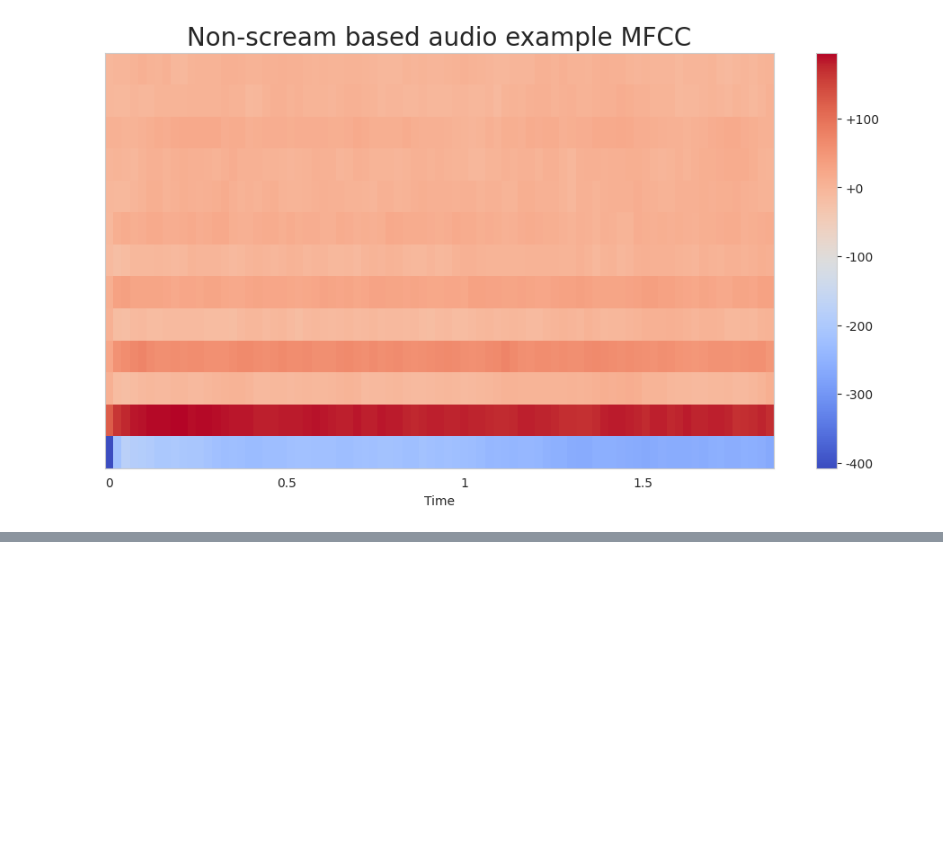
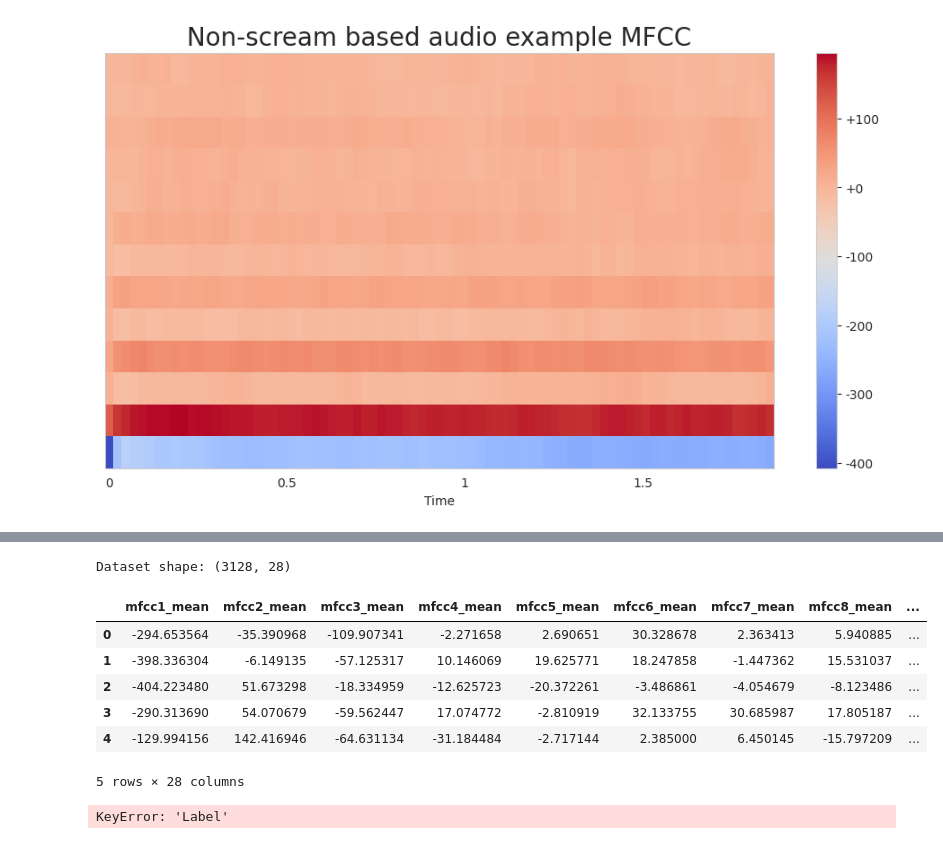
Before and after one commit to JoelSaji04231/Scream-Detection-using-ML-and-DL-models, a Jupyter notebook: crimealert.ipynb, the cells around one changed output, grey strips where cells are left out. Drawn from its saved outputs; the diff is of its cells as text; code cells hidden in the pictures; blank space fills up the shorter version.

```diff
--- a/crimealert.ipynb
+++ b/crimealert.ipynb
@@ -170,0 +176,42 @@ plt.show()
+# %%
+#Creating a CSV sheet containing all MFCC valeus extracted from the rest of the files.
+def extract_features(file_path, label, n_mfcc=13):
+    y, sr = librosa.load(file_path, sr=None)
+    mfcc = librosa.feature.mfcc(y=y, sr=sr, n_mfcc=n_mfcc)
+
+    mfcc_mean = np.mean(mfcc, axis=1)
+    mfcc_std = np.std(mfcc, axis=1)
+
+    # Create feature names
+    feature_names = [f"mfcc{i+1}_mean" for i in range(n_mfcc)] + [f"mfcc{i+1}_std" for i in range(n_mfcc)]
+    features = np.hstack([mfcc_mean, mfcc_std])
+
+    return dict(zip(feature_names, features)) | {
+        "label": label,
+        "file": os.path.basename(file_path)
+    }
+
+# Build dataset
+data = []
+
+for file in scream_audio_files:
+    data.append(extract_features(file, "scream"))
+
+for file in non_scream_audio_files:
+    data.append(extract_features(file, "non_scream"))
+
+# Convert to DataFrame
+df = pd.DataFrame(data)
+
+print("Dataset shape:", df.shape)
+df.head()
+df.tail()
+# %% [output]
+Dataset shape: (3128, 28)
+|  | mfcc1_mean | mfcc2_mean | mfcc3_mean | mfcc4_mean | mfcc5_mean | mfcc6_mean | mfcc7_mean | mfcc8_mean | ... |
+| 0 | -294.653564 | -35.390968 | -109.907341 | -2.271658 | 2.690651 | 30.328678 | 2.363413 | 5.940885 | ... |
+| 1 | -398.336304 | -6.149135 | -57.125317 | 10.146069 | 19.625771 | 18.247858 | -1.447362 | 15.531037 | ... |
+| 2 | -404.223480 | 51.673298 | -18.334959 | -12.625723 | -20.372261 | -3.486861 | -4.054679 | -8.123486 | ... |
+| 3 | -290.313690 | 54.070679 | -59.562447 | 17.074772 | -2.810919 | 32.133755 | 30.685987 | 17.805187 | ... |
+| 4 | -129.994156 | 142.416946 | -64.631134 | -31.184484 | -2.717144 | 2.385000 | 6.450145 | -15.797209 | ... |
+5 rows × 28 columns
@@ -170,0 +221,7 @@ plt.show()
+# %%
+#ML model
+df=pd.read_csv("audio_features.csv")
+
+df["Label"] = df["Label"].replace({"scream": 1, "non-scream": 0})
+# %% [output]
+KeyError: 'Label'
```
Also changed, not shown: parts of 4 cells of this notebook.
